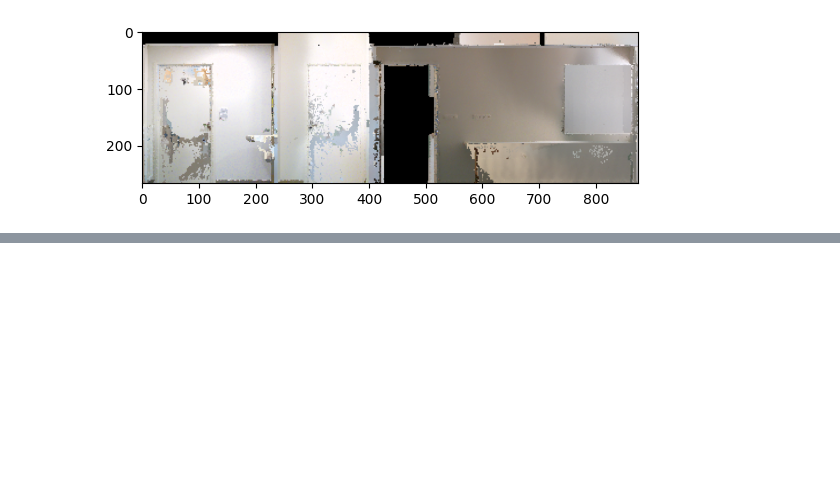
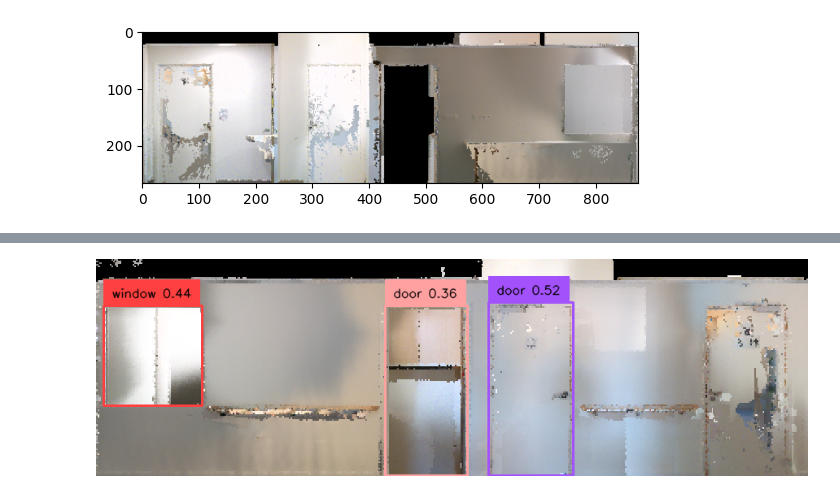
Before and after one commit to Saiga1105/Scan-to-BIM-CVPR-2024, a Jupyter notebook: scripts/t8_door_reconstruction.ipynb, the cells around one changed output, grey strips where cells are left out. Drawn from its saved outputs; the diff is of its cells as text; code cells hidden in the pictures; blank space fills up the shorter version.

```diff
--- a/scripts/t8_door_reconstruction.ipynb
+++ b/scripts/t8_door_reconstruction.ipynb
@@ -603,7 +606,7 @@ TEXT_PROMPT = "Door . Window"
 BOX_TRESHOLD = 0.3
 TEXT_TRESHOLD = 0.3
 
-image_source, image = load_image(r"C:\Data\temp\15-out.png")
+image_source, image = load_image('../data/test.png')
 
 boxes, logits, phrases = predict(
     model=groundingdino_model,
@@ -617,3 +620,4 @@ annotated_frame = annotate(image_source=image_source, boxes=boxes, logits=logits
 annotated_frame = annotated_frame[...,::-1] # BGR to RGB
 
 Image.fromarray(annotated_frame)
+# %% [output]
@@ -619,0 +633 @@ Image.fromarray(annotated_frame)
+[figure, added]
```
Also changed, not shown: parts of 3 cells of this notebook.
